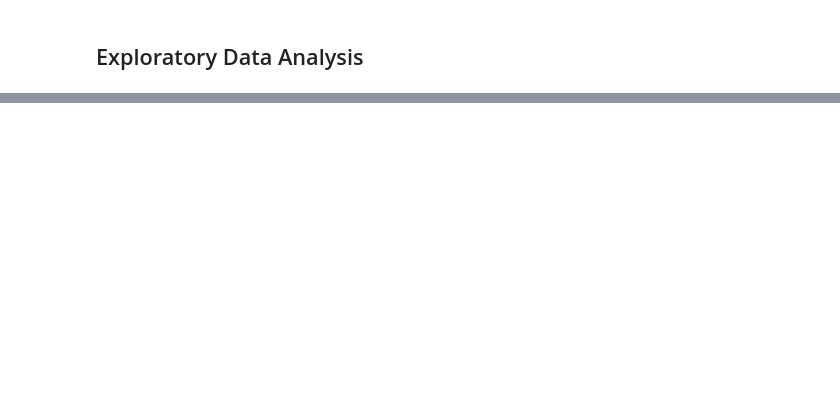
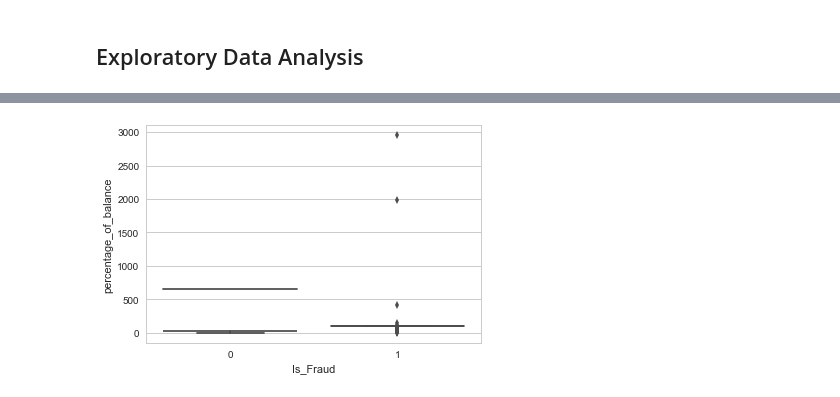
Before and after one commit to mathurp/ML4CreditCardFraudDetection, a Jupyter notebook: STA2453-Project.ipynb, the cells around one changed output, grey strips where cells are left out. Cells and saved outputs as stored; diff of their text form; code cells hidden in the pictures; blank space fills up the shorter version.

```diff
--- a/STA2453-Project.ipynb
+++ b/STA2453-Project.ipynb
@@ -27,0 +154,5 @@ data.head()
+# %%
+sns.boxplot(x="Is_Fraud", y="percentage_of_balance", data=whole_data)
+plt.show()
+# %% [output]
+[figure, added]
```
Also changed, not shown: parts of 45 cells of this notebook.
